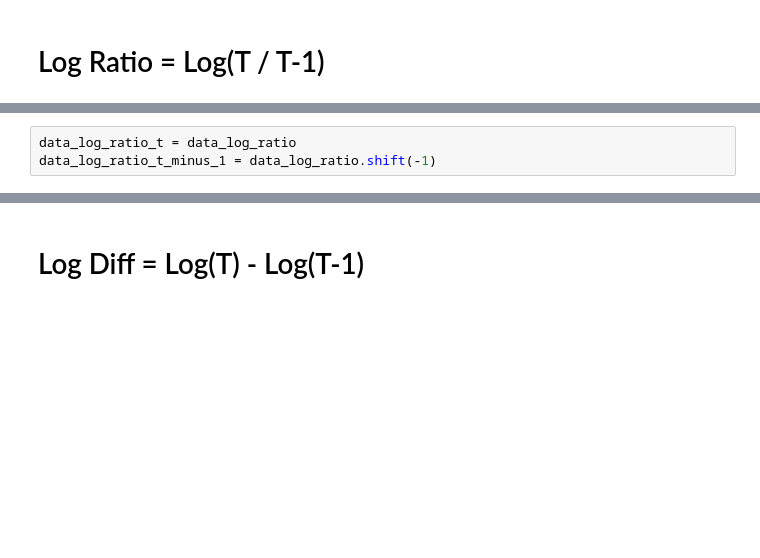
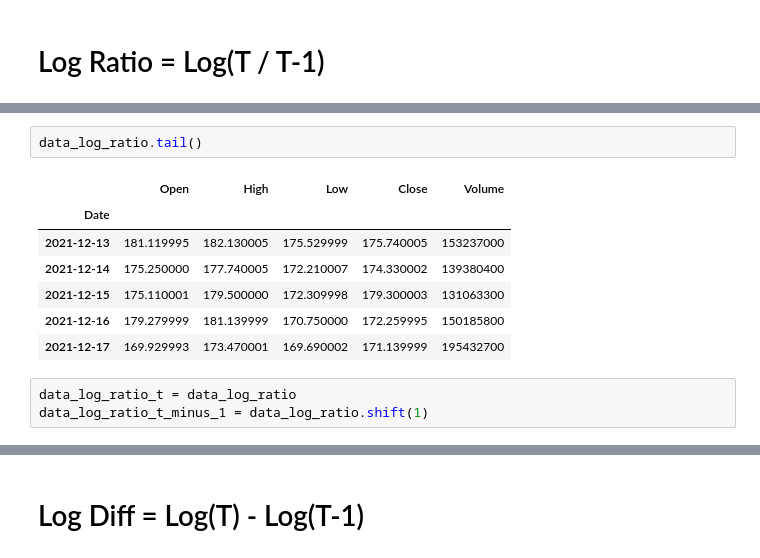
Before and after one commit to iusztinpaul/yacht, a Jupyter notebook: notebooks/preprocessing_methods.ipynb, the cells around one changed output, grey strips where cells are left out. Drawn from its saved outputs; the diff is of its cells as text; blank space fills up the shorter version.

```diff
--- a/notebooks/preprocessing_methods.ipynb
+++ b/notebooks/preprocessing_methods.ipynb
@@ -53,7 +53,17 @@ data_log_ratio.head()
 | 2021-01-07 | 127.573531 | 130.823500 | 127.076595 | 130.117844 | 109578200 |
+# %%
+data_log_ratio.tail()
+# %% [output]
+|  | Open | High | Low | Close | Volume |
+| Date |  |  |  |  |  |
+| 2021-12-13 | 181.119995 | 182.130005 | 175.529999 | 175.740005 | 153237000 |
+| 2021-12-14 | 175.250000 | 177.740005 | 172.210007 | 174.330002 | 139380400 |
+| 2021-12-15 | 175.110001 | 179.500000 | 172.309998 | 179.300003 | 131063300 |
+| 2021-12-16 | 179.279999 | 181.139999 | 170.750000 | 172.259995 | 150185800 |
+| 2021-12-17 | 169.929993 | 173.470001 | 169.690002 | 171.139999 | 195432700 |
 # %%
 data_log_ratio_t = data_log_ratio
-data_log_ratio_t_minus_1 = data_log_ratio.shift(-1)
+data_log_ratio_t_minus_1 = data_log_ratio.shift(1)
 # %%
 data_log_ratio_t.head()
 # %% [output]
```
Also changed, not shown: parts of 31 cells of this notebook, 3 other files.
